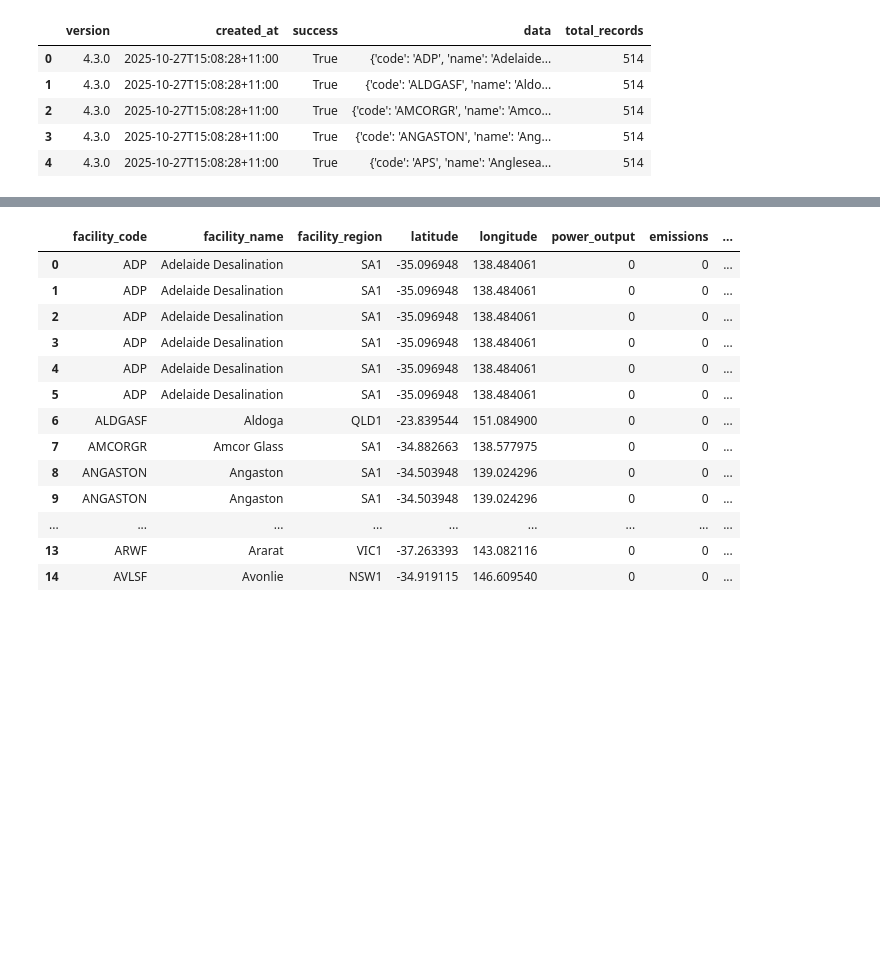
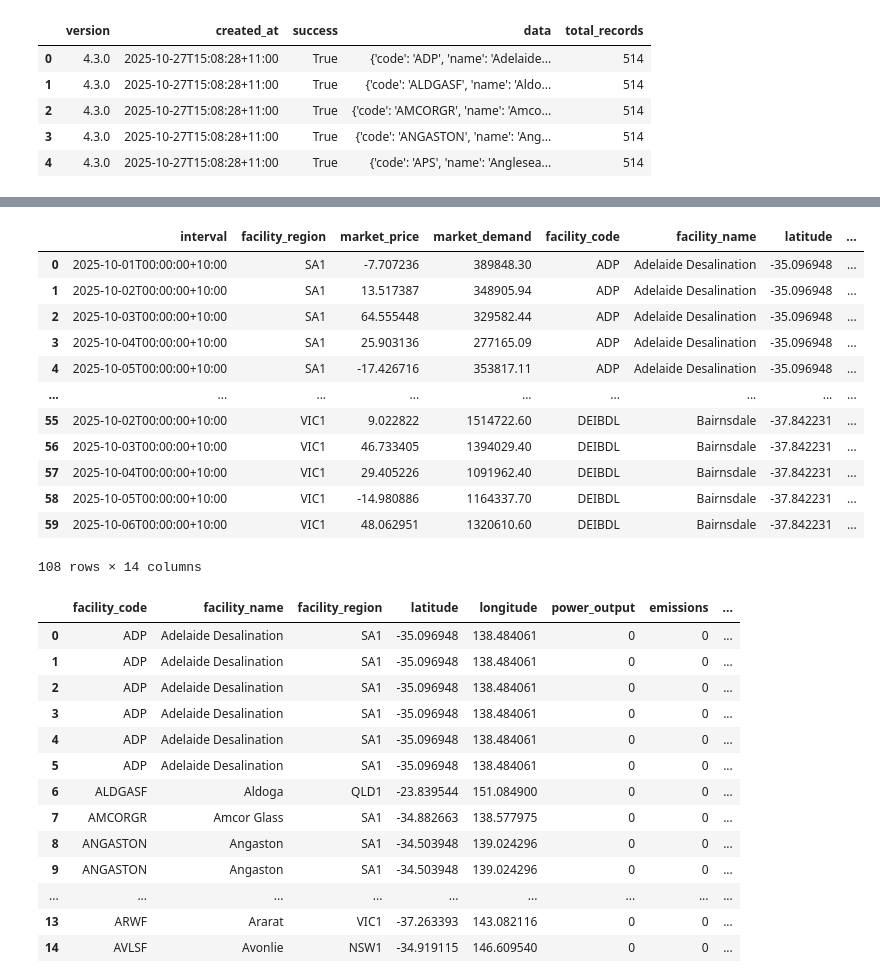
Before and after one commit to jinyjib98/comp5339, a Jupyter notebook: comp5339_a2.ipynb, the cells around one changed output, grey strips where cells are left out. Cells and saved outputs as stored; diff of their text form; code cells hidden in the pictures; blank space fills up the shorter version.

```diff
--- a/comp5339_a2.ipynb
+++ b/comp5339_a2.ipynb
@@ -276,5 +408,8 @@ fac = loader.cleaning_facilities(samples)
 facility_codes = fac['facility_code'].unique()
 
 sample_units = loader.get_facility_details(facility_codes, '1d', '2025-10-01T00:00:00', '2025-10-07T23:59:59')
+market = loader.get_market_data('1d', '2025-10-01T00:00:00', '2025-10-07T23:59:59')
+
+complete_sample = loader.merge_data(fac, sample_units, market)
 # %% [output]
 Ready to load data
@@ -282,3 +421,19 @@ Successfully retrieved 60 records for facility 10 units from 10 facilities!
+# %%
+complete_sample
+# %% [output]
+|  | interval | facility_region | market_price | market_demand | facility_code | facility_name | latitude | ... |
+| 0 | 2025-10-01T00:00:00+10:00 | SA1 | -7.707236 | 389848.30 | ADP | Adelaide Desalination | -35.096948 | ... |
+| 1 | 2025-10-02T00:00:00+10:00 | SA1 | 13.517387 | 348905.94 | ADP | Adelaide Desalination | -35.096948 | ... |
+| 2 | 2025-10-03T00:00:00+10:00 | SA1 | 64.555448 | 329582.44 | ADP | Adelaide Desalination | -35.096948 | ... |
+| 3 | 2025-10-04T00:00:00+10:00 | SA1 | 25.903136 | 277165.09 | ADP | Adelaide Desalination | -35.096948 | ... |
+| 4 | 2025-10-05T00:00:00+10:00 | SA1 | -17.426716 | 353817.11 | ADP | Adelaide Desalination | -35.096948 | ... |
+| ... | ... | ... | ... | ... | ... | ... | ... | ... |
+| 55 | 2025-10-02T00:00:00+10:00 | VIC1 | 9.022822 | 1514722.60 | DEIBDL | Bairnsdale | -37.842231 | ... |
+| 56 | 2025-10-03T00:00:00+10:00 | VIC1 | 46.733405 | 1394029.40 | DEIBDL | Bairnsdale | -37.842231 | ... |
+| 57 | 2025-10-04T00:00:00+10:00 | VIC1 | 29.405226 | 1091962.40 | DEIBDL | Bairnsdale | -37.842231 | ... |
+| 58 | 2025-10-05T00:00:00+10:00 | VIC1 | -14.980886 | 1164337.70 | DEIBDL | Bairnsdale | -37.842231 | ... |
+| 59 | 2025-10-06T00:00:00+10:00 | VIC1 | 48.062951 | 1320610.60 | DEIBDL | Bairnsdale | -37.842231 | ... |
+108 rows × 14 columns
 # %%
 fac
 # %% [output]
```
Also changed, not shown: parts of 5 cells of this notebook.
